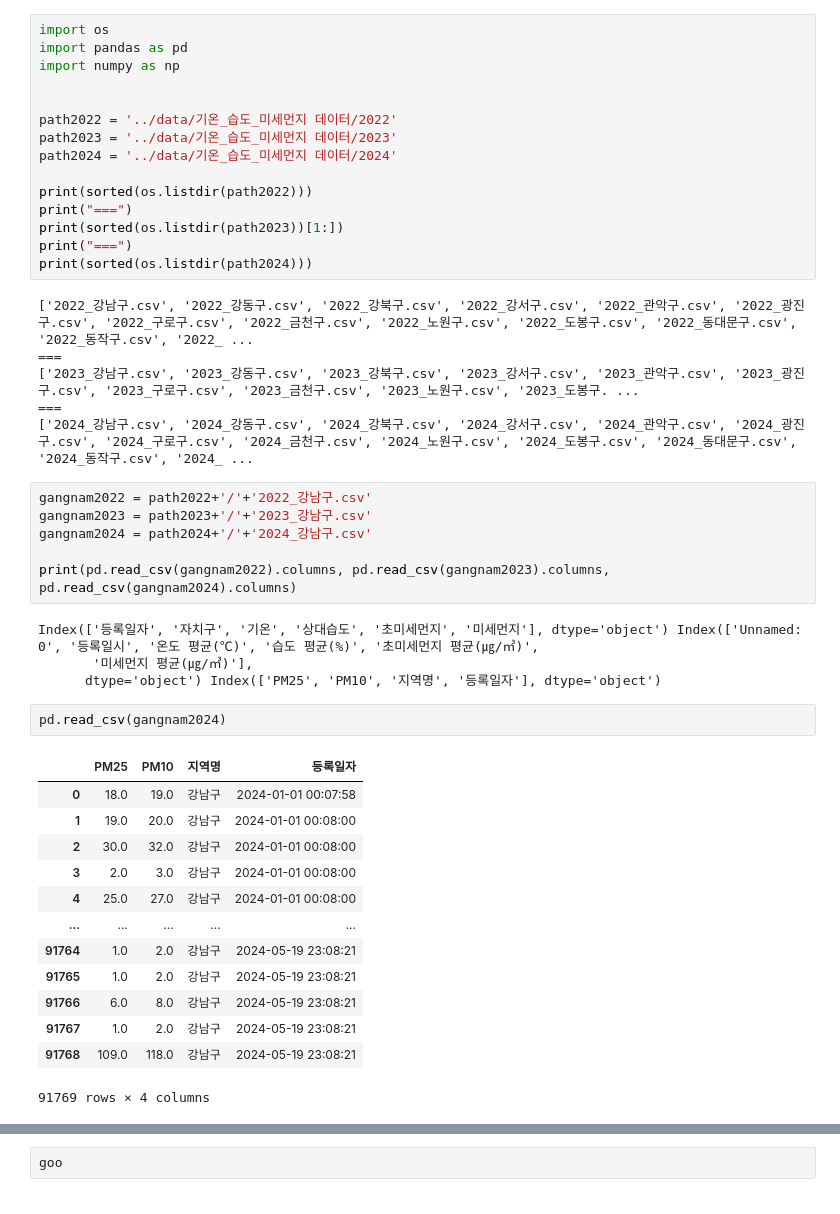
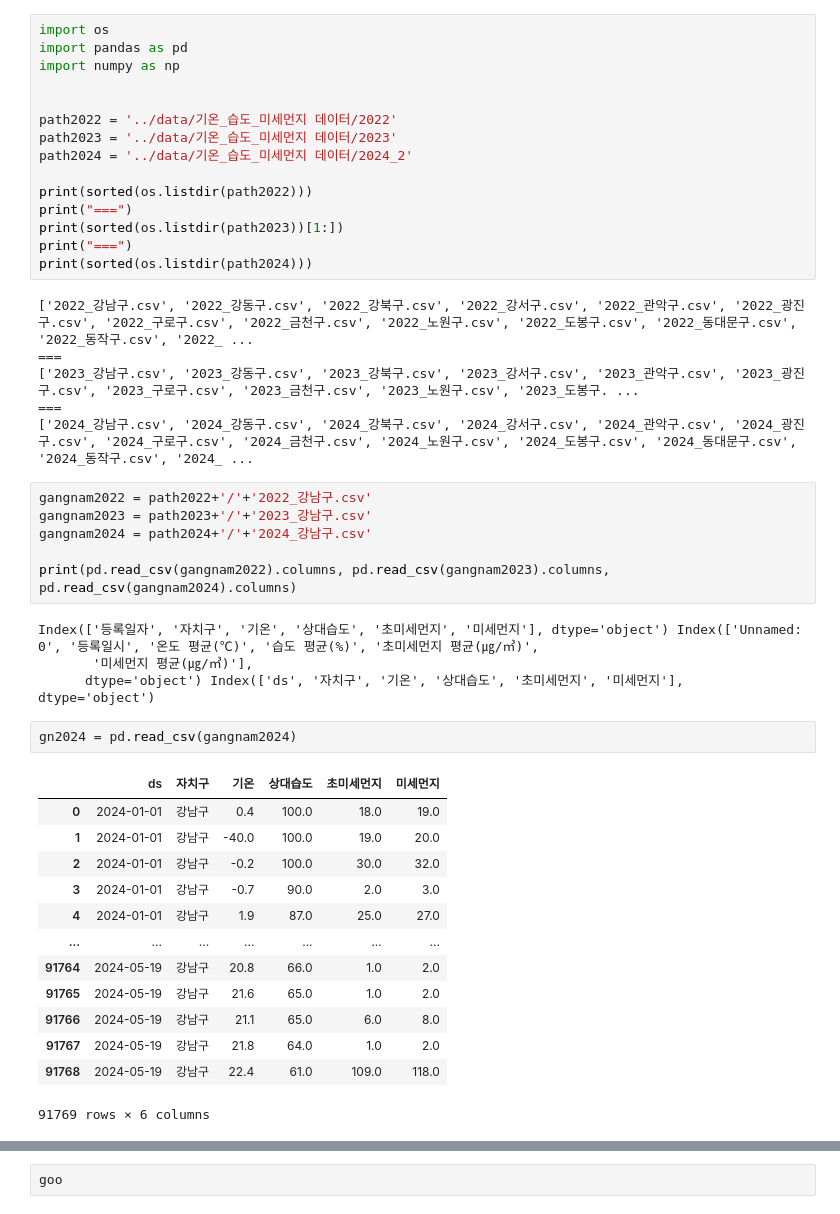
Before and after one commit to eunyoung030927/2024-Environmental-Data-Analysis-and-Utilization-Competition, a Jupyter notebook: model/preprocessing.ipynb, the cells around one changed output, grey strips where cells are left out. Saved outputs shown, nothing was run; the diff lists cells and outputs as text.

```diff
--- a/model/preprocessing.ipynb
+++ b/model/preprocessing.ipynb
@@ -1144,7 +1144,7 @@ import numpy as np
 
 path2022 = '../data/기온_습도_미세먼지 데이터/2022'
 path2023 = '../data/기온_습도_미세먼지 데이터/2023'
-path2024 = '../data/기온_습도_미세먼지 데이터/2024'
+path2024 = '../data/기온_습도_미세먼지 데이터/2024_2'
 
 print(sorted(os.listdir(path2022)))
 print("===")
@@ -1166,20 +1166,20 @@ print(pd.read_csv(gangnam2022).columns, pd.read_csv(gangnam2023).columns, pd.rea
 # %% [output]
 Index(['등록일자', '자치구', '기온', '상대습도', '초미세먼지', '미세먼지'], dtype='object') Index(['Unnamed: 0', '등록일시', '온도 평균(℃)', '습도 평균(%)', '초미세먼지 평균(㎍/㎥)',
        '미세먼지 평균(㎍/㎥)'],
-      dtype='object') Index(['PM25', 'PM10', '지역명', '등록일자'], dtype='object')
+      dtype='object') Index(['ds', '자치구', '기온', '상대습도', '초미세먼지', '미세먼지'], dtype='object')
 # %%
-pd.read_csv(gangnam2024)
+gn2024 = pd.read_csv(gangnam2024)
 # %% [output]
-|  | PM25 | PM10 | 지역명 | 등록일자 |
-| 0 | 18.0 | 19.0 | 강남구 | 2024-01-01 00:07:58 |
-| 1 | 19.0 | 20.0 | 강남구 | 2024-01-01 00:08:00 |
-| 2 | 30.0 | 32.0 | 강남구 | 2024-01-01 00:08:00 |
-| 3 | 2.0 | 3.0 | 강남구 | 2024-01-01 00:08:00 |
-| 4 | 25.0 | 27.0 | 강남구 | 2024-01-01 00:08:00 |
-| ... | ... | ... | ... | ... |
-| 91764 | 1.0 | 2.0 | 강남구 | 2024-05-19 23:08:21 |
-| 91765 | 1.0 | 2.0 | 강남구 | 2024-05-19 23:08:21 |
-| 91766 | 6.0 | 8.0 | 강남구 | 2024-05-19 23:08:21 |
-| 91767 | 1.0 | 2.0 | 강남구 | 2024-05-19 23:08:21 |
-| 91768 | 109.0 | 118.0 | 강남구 | 2024-05-19 23:08:21 |
+|  | ds | 자치구 | 기온 | 상대습도 | 초미세먼지 | 미세먼지 |
+| 0 | 2024-01-01 | 강남구 | 0.4 | 100.0 | 18.0 | 19.0 |
+| 1 | 2024-01-01 | 강남구 | -40.0 | 100.0 | 19.0 | 20.0 |
+| 2 | 2024-01-01 | 강남구 | -0.2 | 100.0 | 30.0 | 32.0 |
+| 3 | 2024-01-01 | 강남구 | -0.7 | 90.0 | 2.0 | 3.0 |
+| 4 | 2024-01-01 | 강남구 | 1.9 | 87.0 | 25.0 | 27.0 |
+| ... | ... | ... | ... | ... | ... | ... |
+| 91764 | 2024-05-19 | 강남구 | 20.8 | 66.0 | 1.0 | 2.0 |
+| 91765 | 2024-05-19 | 강남구 | 21.6 | 65.0 | 1.0 | 2.0 |
+| 91766 | 2024-05-19 | 강남구 | 21.1 | 65.0 | 6.0 | 8.0 |
+| 91767 | 2024-05-19 | 강남구 | 21.8 | 64.0 | 1.0 | 2.0 |
+| 91768 | 2024-05-19 | 강남구 | 22.4 | 61.0 | 109.0 | 118.0 |
-91769 rows × 4 columns
+91769 rows × 6 columns
```
Also changed, not shown: parts of 5 cells of this notebook, 26 other files.
